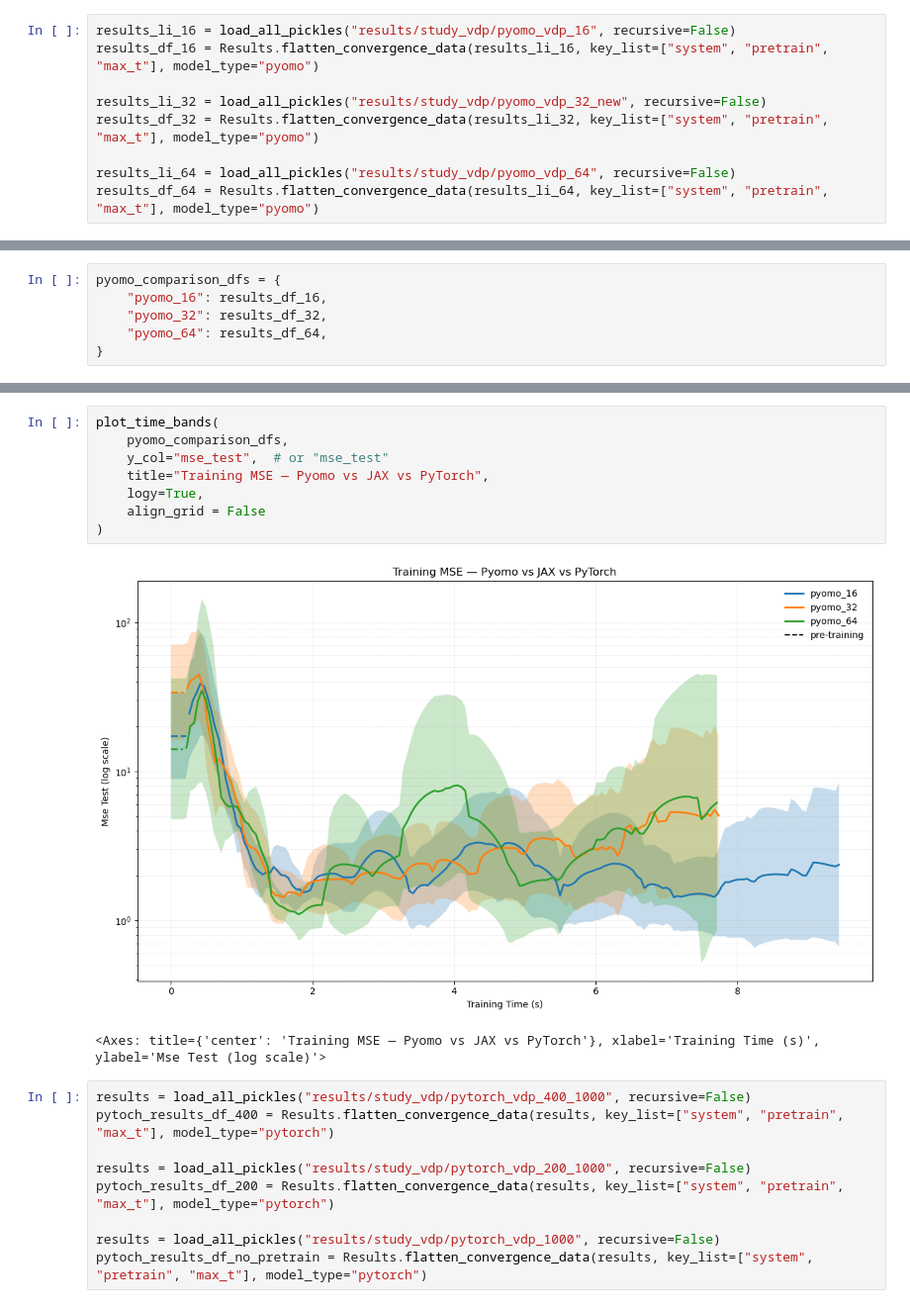
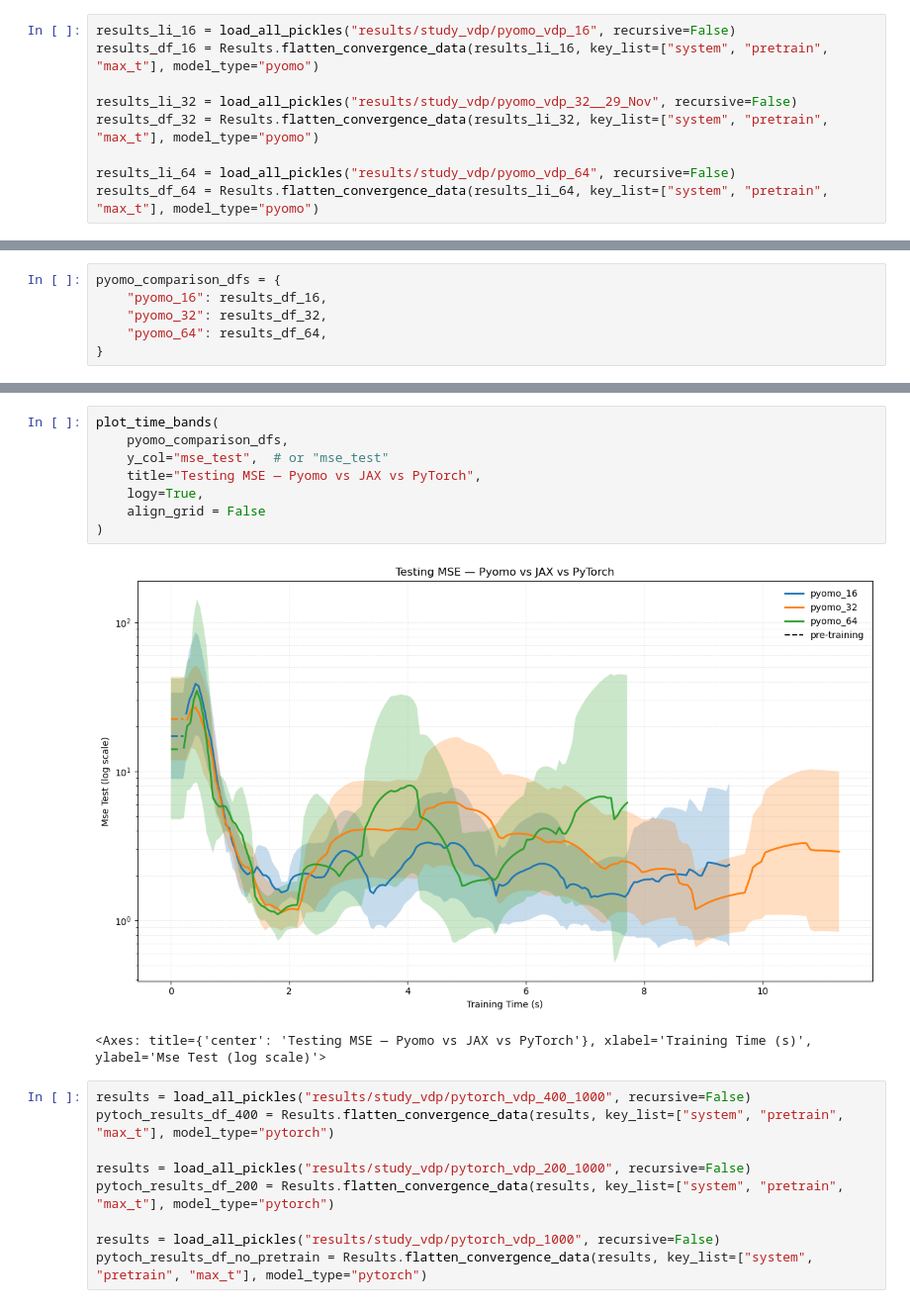
Before and after one commit to mariashapo/NODE, a Jupyter notebook: src/analysis/synthetic/training_conv_vdp.ipynb, the cells around one changed output, grey strips where cells are left out. Shown at 99% size. Cells and saved outputs as stored; diff of their text form.

```diff
--- a/src/analysis/synthetic/training_conv_vdp.ipynb
+++ b/src/analysis/synthetic/training_conv_vdp.ipynb
@@ -11,7 +6,7 @@ train_info = GraphsTraining()
 results_li_16 = load_all_pickles("results/study_vdp/pyomo_vdp_16", recursive=False)
 results_df_16 = Results.flatten_convergence_data(results_li_16, key_list=["system", "pretrain", "max_t"], model_type="pyomo")
 
-results_li_32 = load_all_pickles("results/study_vdp/pyomo_vdp_32_new", recursive=False)
+results_li_32 = load_all_pickles("results/study_vdp/pyomo_vdp_32__29_Nov", recursive=False)
 results_df_32 = Results.flatten_convergence_data(results_li_32, key_list=["system", "pretrain", "max_t"], model_type="pyomo")
 
 results_li_64 = load_all_pickles("results/study_vdp/pyomo_vdp_64", recursive=False)
@@ -54,14 +49,14 @@ plot_time_bands(
 # %%
 plot_time_bands(
     pyomo_comparison_dfs,
     y_col="mse_test",  # or "mse_test"
-    title="Training MSE — Pyomo vs JAX vs PyTorch",
+    title="Testing MSE — Pyomo vs JAX vs PyTorch",
     logy=True,
     align_grid = False
 )
 # %% [output]
-[figure, old version]
+[figure, new version]
-<Axes: title={'center': 'Training MSE — Pyomo vs JAX vs PyTorch'}, xlabel='Training Time (s)', ylabel='Mse Test (log scale)'>
+<Axes: title={'center': 'Testing MSE — Pyomo vs JAX vs PyTorch'}, xlabel='Training Time (s)', ylabel='Mse Test (log scale)'>
 # %%
 results = load_all_pickles("results/study_vdp/pytorch_vdp_400_1000", recursive=False)
 pytoch_results_df_400 = Results.flatten_convergence_data(results, key_list=["system", "pretrain", "max_t"], model_type="pytorch")
```
Also changed, not shown: parts of 11 cells of this notebook, 10 other files.
